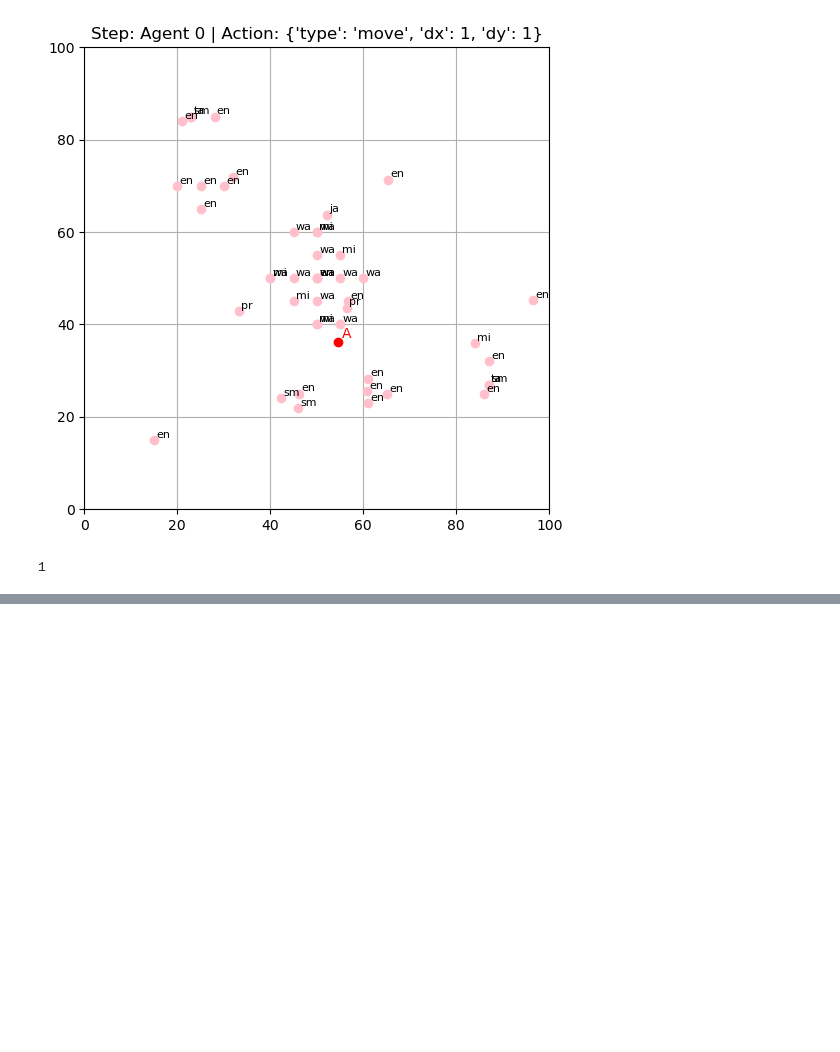
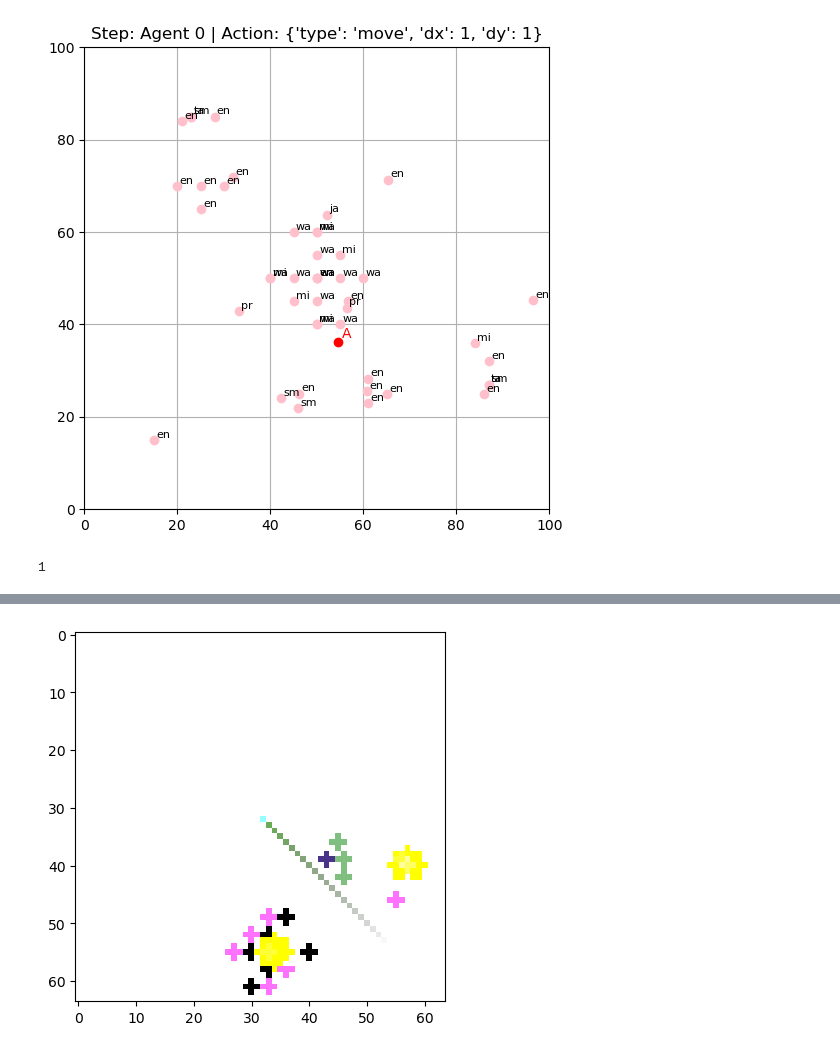
Before and after one commit to Fonocol/Multi-Agent-Tactical-Combat-Simulator, a Jupyter notebook: test.ipynb, the cells around one changed output, grey strips where cells are left out. Drawn from its saved outputs; the diff is of its cells as text; code cells hidden in the pictures; blank space fills up the shorter version.

```diff
--- a/test.ipynb
+++ b/test.ipynb
@@ -473,3 +468,9 @@ Action :  {'type': 'move', 'dx': 1, 'dy': 1}
+# %%
+rgb = tensor_to_rgb(tensor)
+plt.imshow(rgb)
+plt.show()
+# %% [output]
+[figure, added]
 # %%
 import os
 import numpy as np
```
Also changed, not shown: parts of 6 cells of this notebook, 17 other files.
